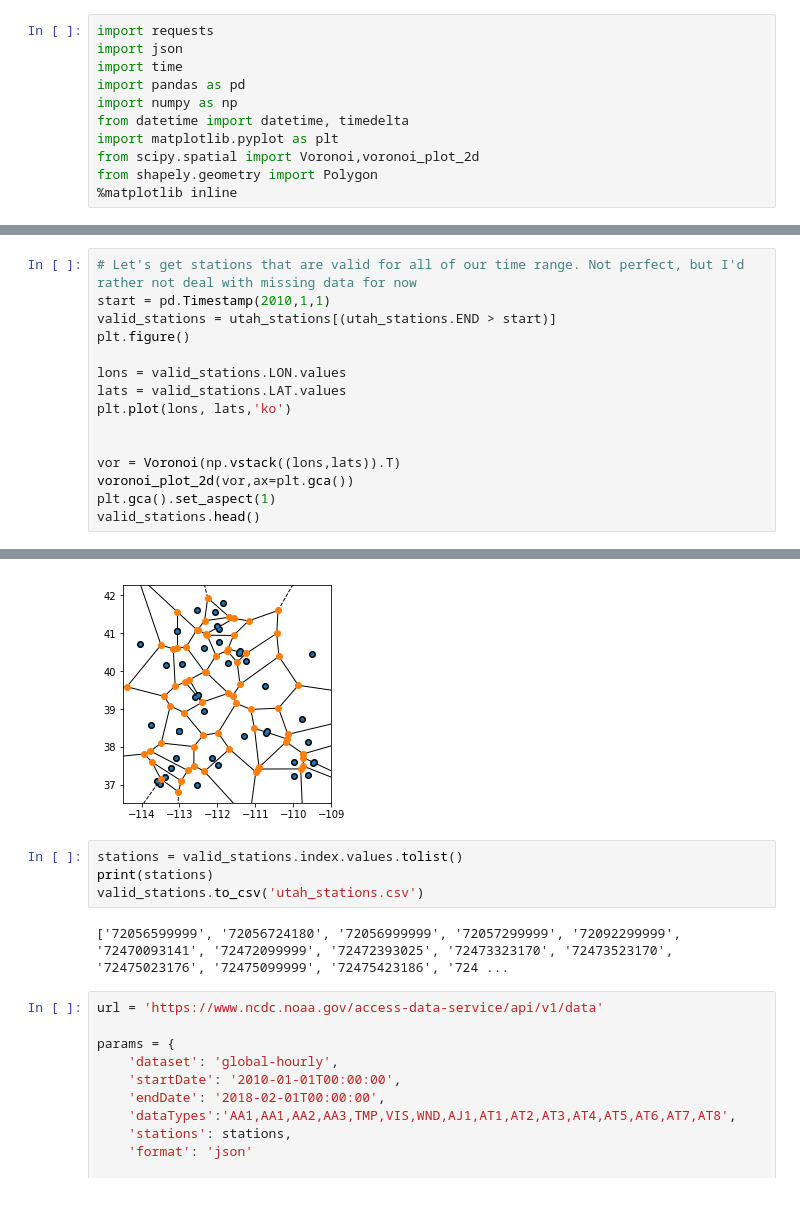
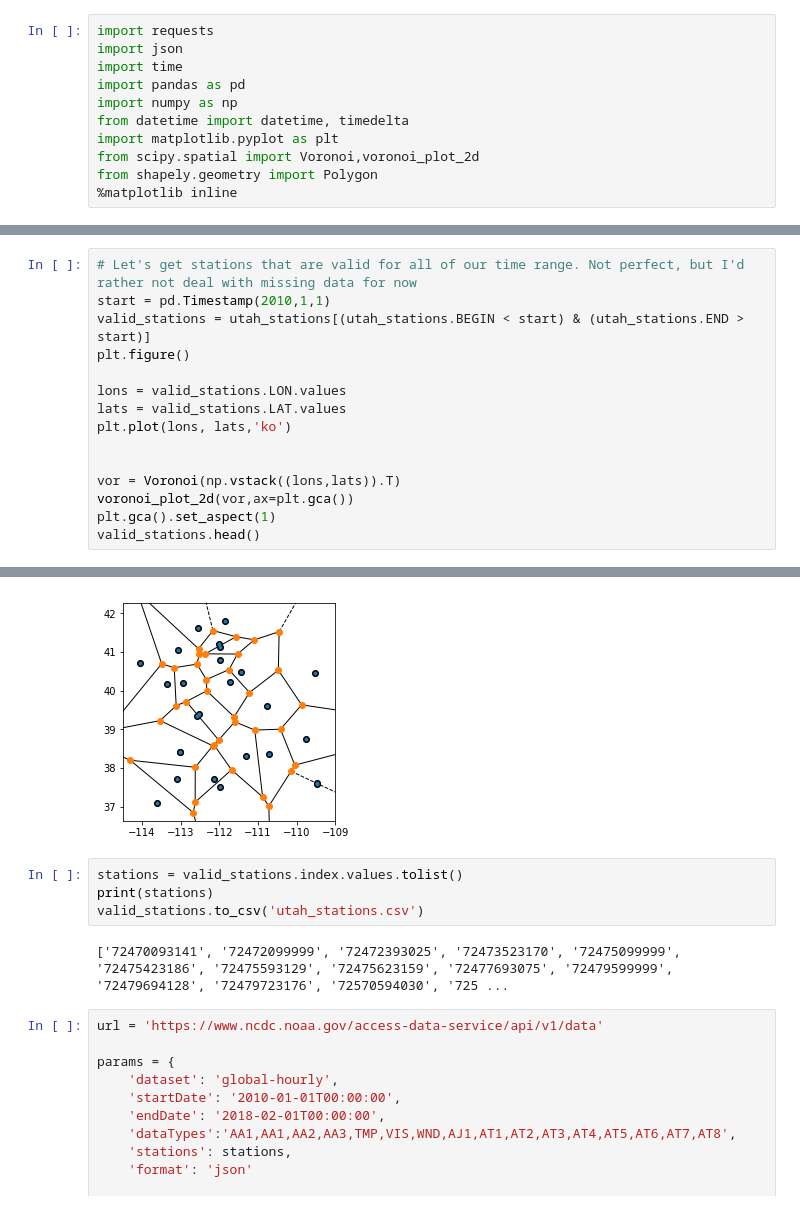
Before and after one commit to dwilson1988/traffic-collisions, a Jupyter notebook: get_weather.ipynb, the cells around one changed output, grey strips where cells are left out. Drawn from its saved outputs; the diff is of its cells as text.

```diff
--- a/get_weather.ipynb
+++ b/get_weather.ipynb
@@ -36,7 +36,7 @@ utah_stations.head()
 # %%
 # Let's get stations that are valid for all of our time range. Not perfect, but I'd rather not deal with missing data for now
 start = pd.Timestamp(2010,1,1)
-valid_stations = utah_stations[(utah_stations.END > start)]
+valid_stations = utah_stations[(utah_stations.BEGIN < start) & (utah_stations.END > start)]
 plt.figure()
 
 lons = valid_stations.LON.values
@@ -59,10 +59,10 @@ valid_stations.head()
-[figure, old version]
+[figure, new version]
 # %%
 stations = valid_stations.index.values.tolist()
 print(stations)
 valid_stations.to_csv('utah_stations.csv')
 # %% [output]
-['72056599999', '72056724180', '72056999999', '72057299999', '72092299999', '72470093141', '72472099999', '72472393025', '72473323170', '72473523170', '72475023176', '72475099999', '72475423186', '724 ...
+['72470093141', '72472099999', '72472393025', '72473523170', '72475099999', '72475423186', '72475593129', '72475623159', '72477693075', '72479599999', '72479694128', '72479723176', '72570594030', '725 ...
 # %%
 url = 'https://www.ncdc.noaa.gov/access-data-service/api/v1/data'
 
```
Also changed, not shown: parts of 6 cells of this notebook.
